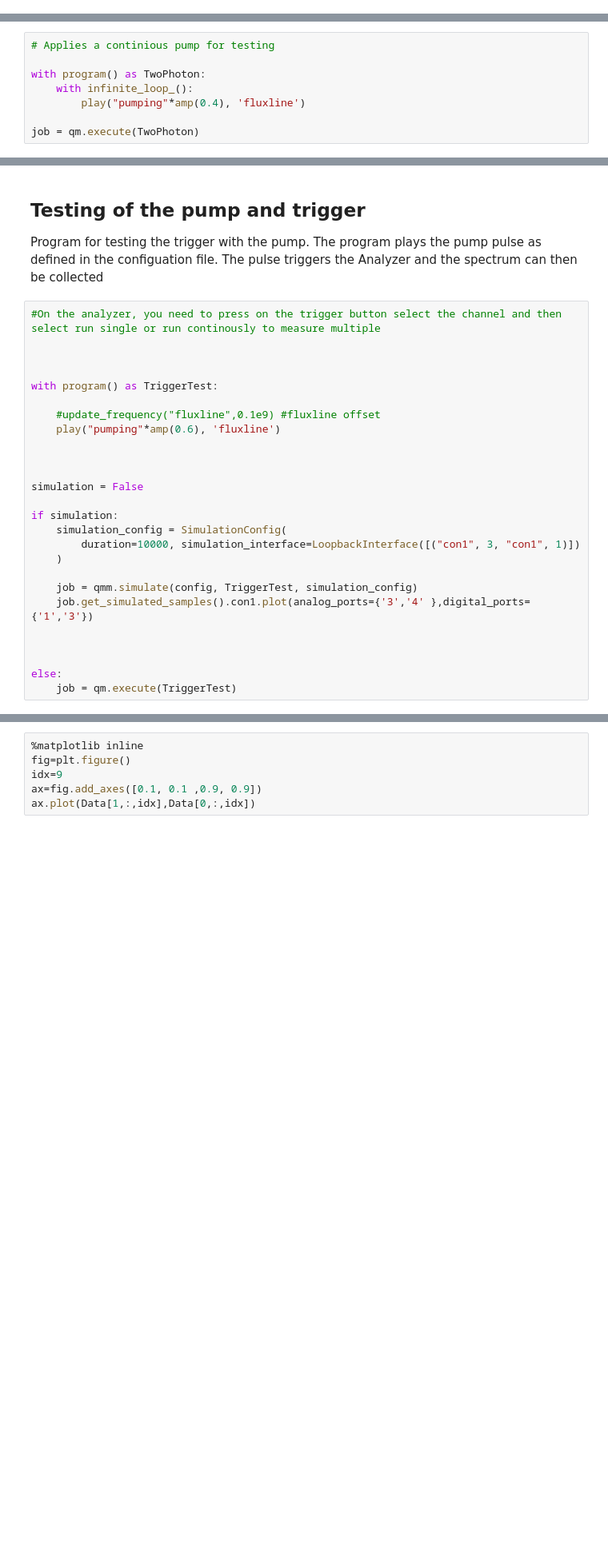
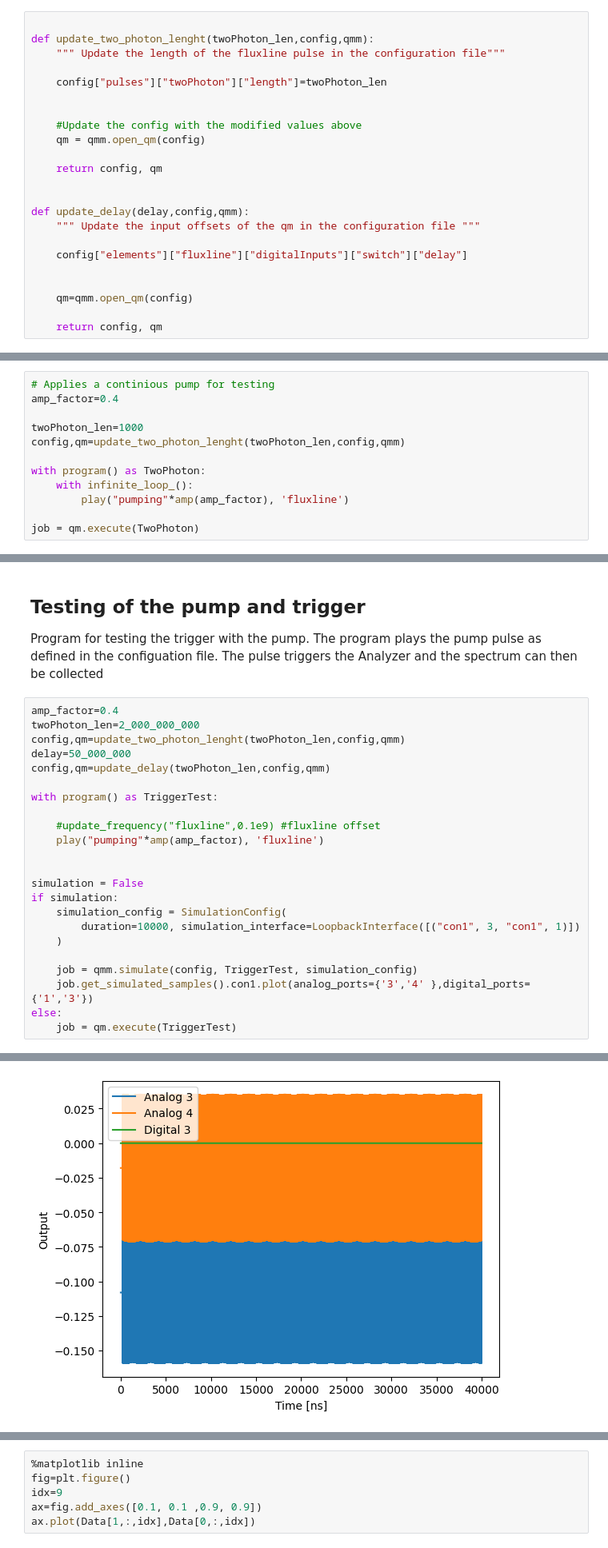
Before and after one commit to BeaulieuGuillaume/DPT_SQUID, a Jupyter notebook: Spectrum_map/Spectrum_map.ipynb, the cells around one changed output, grey strips where cells are left out. Shown at 80% size. Cells and saved outputs as stored; diff of their text form; blank space fills up the shorter version.

```diff
--- a/Spectrum_map/Trigger_Test.ipynb
+++ b/Spectrum_map/Spectrum_map.ipynb
@@ -38 +69,24 @@ import scipy.io
+# %%
+
+def update_two_photon_lenght(twoPhoton_len,config,qmm):
+    """ Update the length of the fluxline pulse in the configuration file"""
+
+    config["pulses"]["twoPhoton"]["length"]=twoPhoton_len
+
+
+    #Update the config with the modified values above
+    qm = qmm.open_qm(config)
+
+    return config, qm
+
+
+def update_delay(delay,config,qmm):
+    """ Update the input offsets of the qm in the configuration file """
+
+    config["elements"]["fluxline"]["digitalInputs"]["switch"]["delay"]
+
+
+    qm=qmm.open_qm(config)
+
+    return config, qm
 # %% [markdown]
@@ -158,10 +164,14 @@ qm = qmm.open_qm(config)
 2023-03-23 19:04:14,740 - qm - INFO - Sending pre-compiled program to QOP
 # %%
 # Applies a continious pump for testing
+amp_factor=0.4
+
+twoPhoton_len=1000
+config,qm=update_two_photon_lenght(twoPhoton_len,config,qmm)
 
 with program() as TwoPhoton:
     with infinite_loop_():
-        play("pumping"*amp(0.4), 'fluxline')
+        play("pumping"*amp(amp_factor), 'fluxline')
 
 job = qm.execute(TwoPhoton)
 # %% [output]
@@ -178,18 +187,18 @@ True
 Program for testing the trigger with the pump. The program plays the pump pulse as defined in the configuation file. The pulse triggers the Analyzer and the spectrum can then be collected
 # %%
-#On the analyzer, you need to press on the trigger button select the channel and then select run single or run continously to measure multiple
-
-
+amp_factor=0.4
+twoPhoton_len=2_000_000_000
+config,qm=update_two_photon_lenght(twoPhoton_len,config,qmm)
+delay=50_000_000
+config,qm=update_delay(twoPhoton_len,config,qmm)
 
 with program() as TriggerTest:
 
     #update_frequency("fluxline",0.1e9) #fluxline offset
-    play("pumping"*amp(0.6), 'fluxline')
-
+    play("pumping"*amp(amp_factor), 'fluxline')
 
 
 simulation = False
-
 if simulation:
     simulation_config = SimulationConfig(
         duration=10000, simulation_interface=LoopbackInterface([("con1", 3, "con1", 1)])
@@ -197,9 +206,6 @@ if simulation:
 
     job = qmm.simulate(config, TriggerTest, simulation_config)
     job.get_simulated_samples().con1.plot(analog_ports={'3','4' },digital_ports={'1','3'})
-
-
-
 else:
     job = qm.execute(TriggerTest)
 # %% [output]
@@ -209,2 +214,3 @@ else:
+[figure, added]
 # %%
 #Collects the data
```
Also changed, not shown: parts of 22 cells of this notebook, 1 other file.
